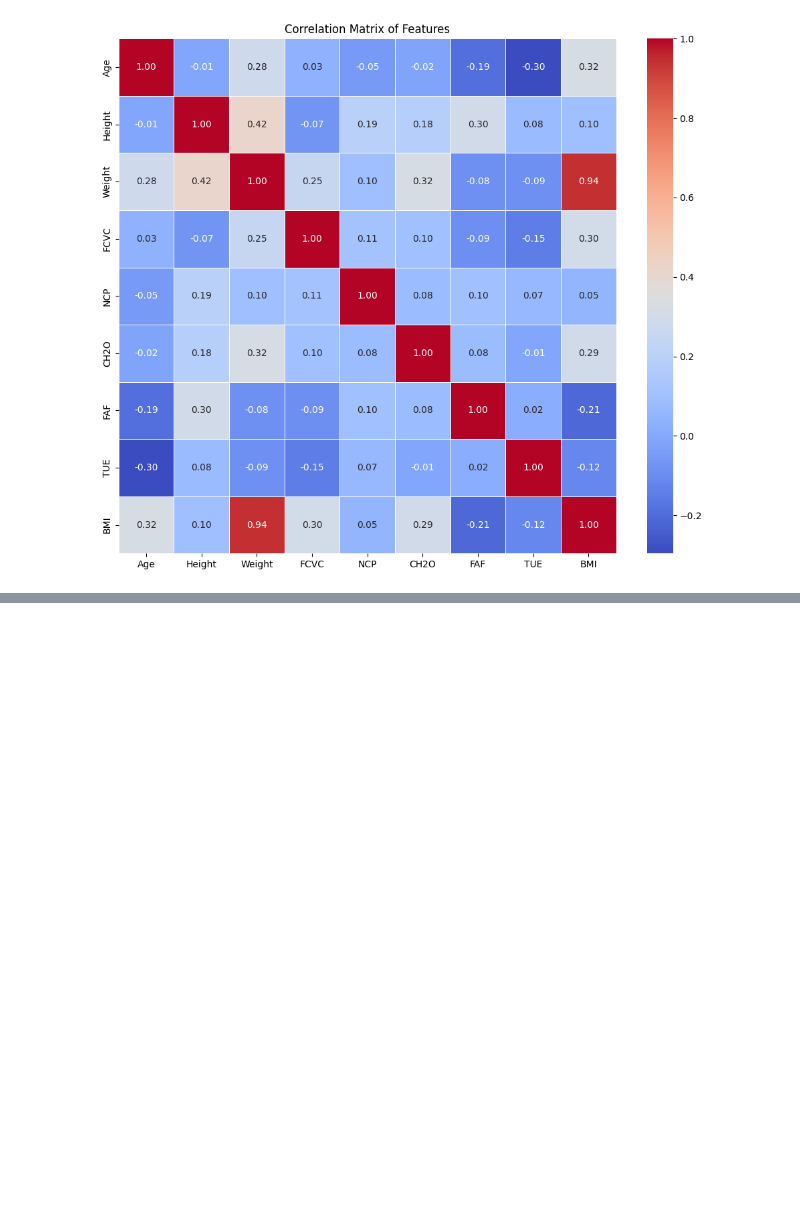
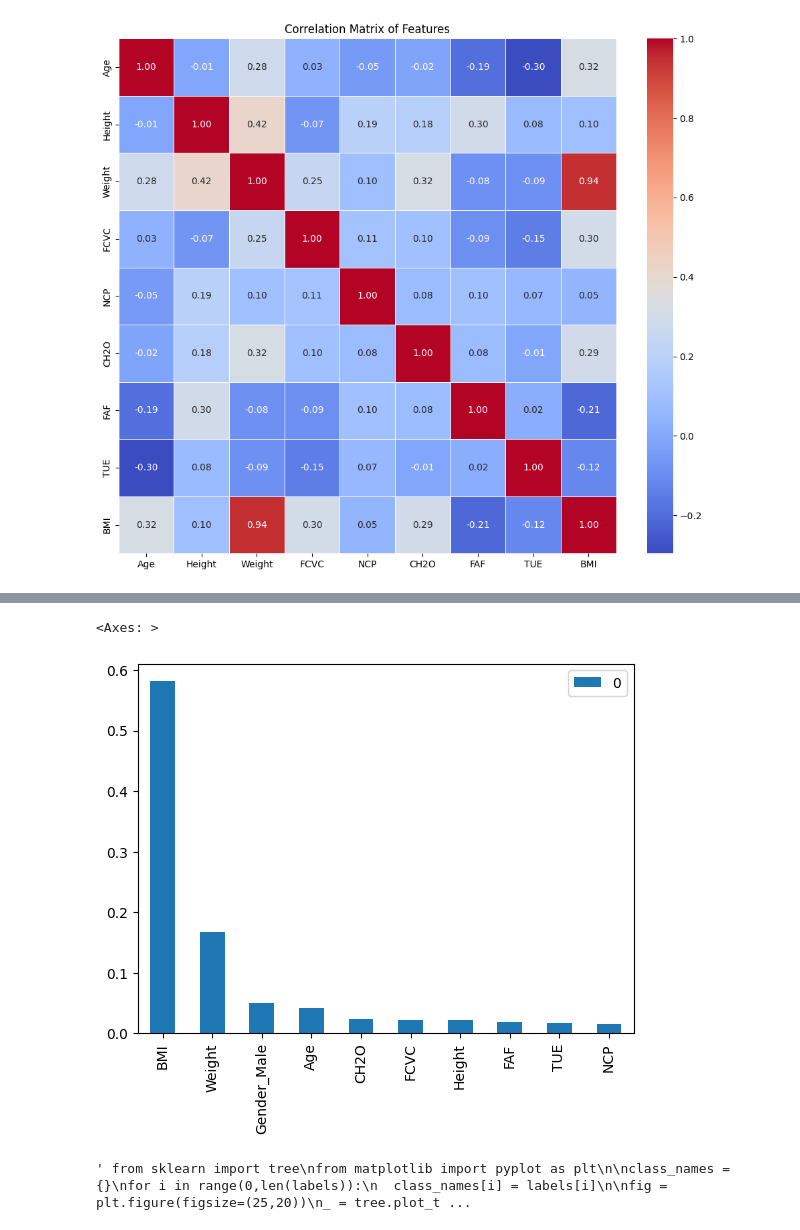
Before and after one commit to rubuy-74/feup-ia, a Jupyter notebook: proj2/main.ipynb, the cells around one changed output, grey strips where cells are left out. Cells and saved outputs as stored; diff of their text form; code cells hidden in the pictures; blank space fills up the shorter version.

Commit message:
feat:decision tree

```diff
--- a/proj2/main.ipynb
+++ b/proj2/main.ipynb
@@ -4,15 +4,13 @@ import matplotlib.pyplot as plt
 import numpy as np
 import seaborn as sns
 # %%
-df  = pd.read_csv("data/train.csv")
+df_train  = pd.read_csv("data/train.csv")
 df_sample = pd.read_csv("data/sample_submission.csv")
 df_test   = pd.read_csv("data/train.csv")
 
-# 80% of the train file for training
-df_train = df.sample(frac=.8)
-
-# 20 % of the train file for testing the model accuracy
-df_check = df.loc[~df.index.isin(df_train.index)]
+labels = ['Overweight_Level_II', 'Normal_Weight', 'Insufficient_Weight',
+ 'Obesity_Type_III' ,'Obesity_Type_II' ,'Overweight_Level_I',
+ 'Obesity_Type_I']
 
 # drop id (not useful)
 df_train.drop('id',axis=1,inplace=True)
@@ -118,0 +105,16 @@ corr(df_train[numerical_cols].corr())
+# %%
+from sklearn.model_selection import train_test_split
+
+y = df_train['NObeyesdad']
+x = df_train.copy().drop(columns=['NObeyesdad'])
+
+categoricals_cols_no_result = categorical_cols.remove("NObeyesdad")
+x = pd.get_dummies(x, columns=categoricals_cols_no_result, drop_first=True)
+
+x_train, x_test, y_train, y_test = train_test_split(x,y,test_size=0.20)
+# %%
+from sklearn.tree import DecisionTreeClassifier
+
+# clf = DecisionTreeClassifier(ccp_alpha=0.01) - avoid overfitting
+clf = DecisionTreeClassifier()
+clf = clf.fit(x_train,y_train)
@@ -118,0 +179,3 @@ corr(df_train[numerical_cols].corr())
+# %%
+feature_importance = pd.DataFrame(clf.feature_importances_, index = x.columns).sort_values(0, ascending=False)
+feature_importance
@@ -118,0 +200,22 @@ corr(df_train[numerical_cols].corr())
+# %%
+feature_importance.head(10).plot(kind='bar')
+# %% [output]
+<Axes: >
+[figure, added]
+# %%
+# builds the decision tree and takes too long to compute
+""" from sklearn import tree
+from matplotlib import pyplot as plt
+
+class_names = {}
+for i in range(0,len(labels)):
+  class_names[i] = labels[i]
+
+fig = plt.figure(figsize=(25,20))
+_ = tree.plot_tree(clf,
+                   feature_names=x.columns,
+                   class_names=class_names,
+                   filled=True,
+                  fontsize=12) """
+# %% [output]
+' from sklearn import tree\nfrom matplotlib import pyplot as plt\n\nclass_names = {}\nfor i in range(0,len(labels)):\n  class_names[i] = labels[i]\n\nfig = plt.figure(figsize=(25,20))\n_ = tree.plot_t ...
```
Also changed, not shown: parts of 9 cells of this notebook, 1 other file.
